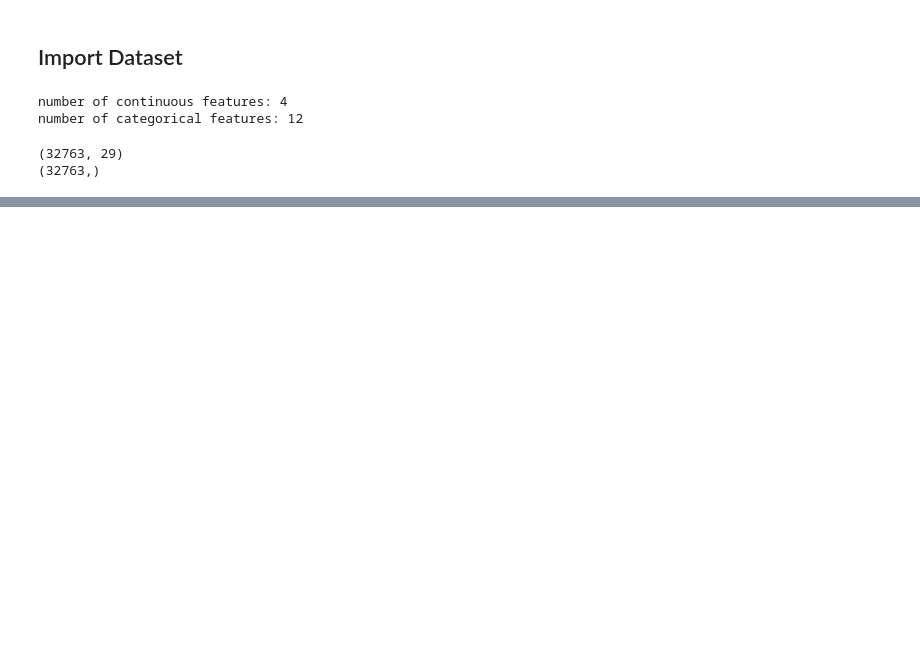
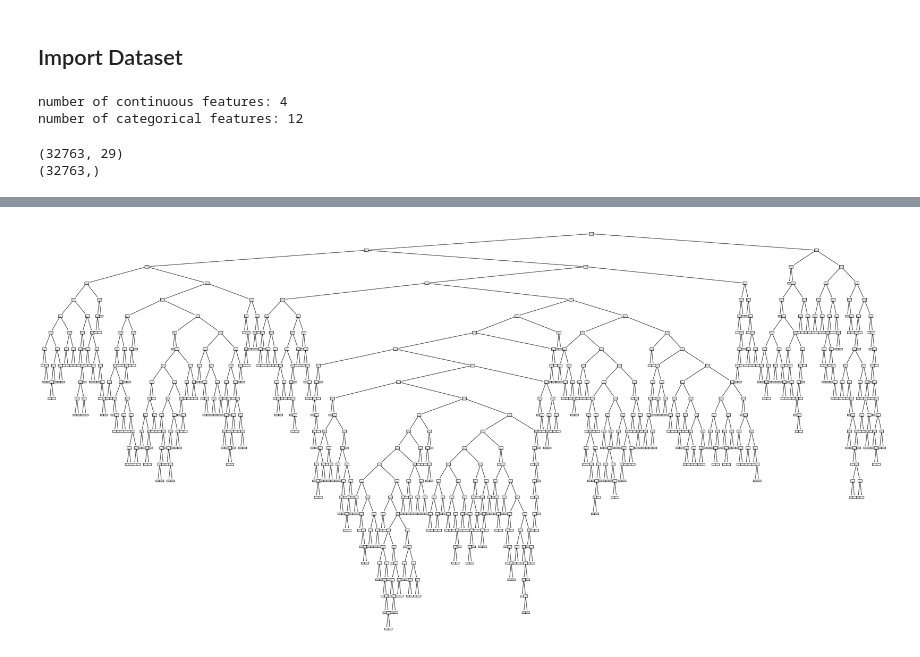
Before and after one commit to gerardoRO/ds4a, a Jupyter notebook: code/Advanced Modeling.ipynb, the cells around one changed output, grey strips where cells are left out. Saved outputs shown, nothing was run; the diff lists cells and outputs as text; code cells hidden in the pictures; blank space fills up the shorter version.

```diff
--- a/code/Advanced Modeling.ipynb
+++ b/code/Advanced Modeling.ipynb
@@ -217,0 +250,5 @@ strong multicollinearity problems or that the design matrix is singular.
+# %%
+_,ax = plt.subplots(figsize = (40,20))
+plot_tree(grid_search.best_estimator_,ax = ax);
+# %% [output]
+[figure, added]
```
Also changed, not shown: parts of 13 cells of this notebook, 1 other file.
